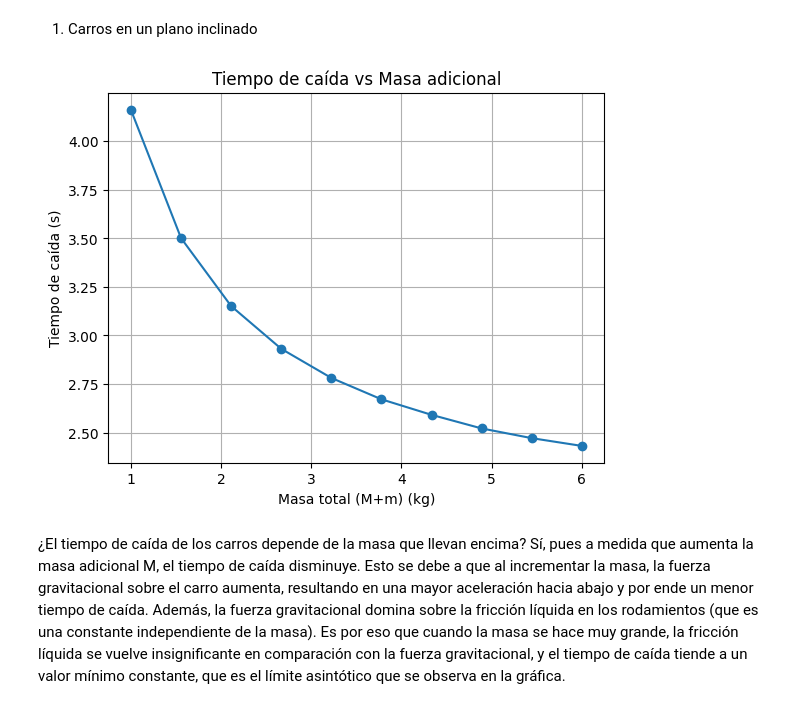
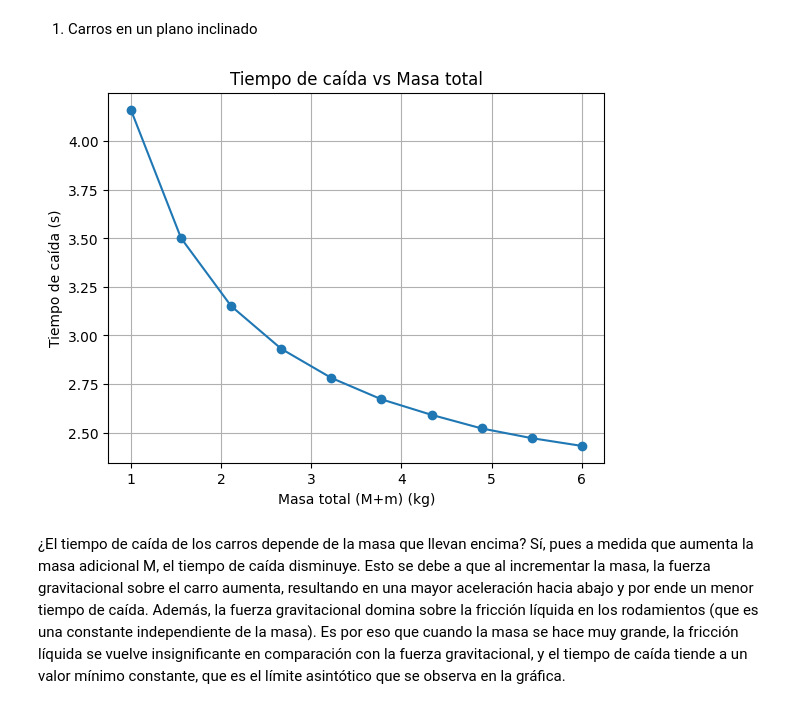
Before and after one commit to sarchilagomez1/MetodosComputacionales2-Fuentes-Archila, a Jupyter notebook: taller3_fuentesarchila.ipynb, the cells around one changed output. Cells and saved outputs as stored; diff of their text form; code cells hidden in the pictures.

```diff
--- a/taller3_fuentesarchila.ipynb
+++ b/taller3_fuentesarchila.ipynb
@@ -13,35 +13,35 @@ g = 9.81
 theta = np.radians(30)
 gamma = 0.7
 m_carro = 1.0
 Ms = np.linspace(0, 5, 10)
 H = 10.0  #hipotenusa
 
 #ecuación diferencial
 def sistema(t, y, m_total):
     x, v = y
     a = (m_total * g * np.sin(theta) - gamma * v**2) / m_total
     return [v, a]
 
 #solución de la ecuación
 tiempo_max = 5
 tiempos = []
 
 for M in Ms:
     sol = solve_ivp(sistema, t_span=[0, 10], y0=[0, 0], args=(m_carro + M,), max_step=0.01)
     for i in range(len(sol.t)):
         if sol.y[0][i] >= H:  #miro cuando la posición es mayor que H
             tiempo_caida = sol.t[i] #guardo ese tiempo (el de caida)
             break
     tiempos.append(tiempo_caida)
 
 plt.plot(Ms+m_carro, tiempos, 'o-')
 plt.xlabel('Masa total (M+m) (kg)')
 plt.ylabel('Tiempo de caída (s)')
-plt.title('Tiempo de caída vs Masa adicional')
+plt.title('Tiempo de caída vs Masa total')
 plt.grid(True)
 plt.show()
 # %% [output]
-[figure, old version]
+[figure, new version]
 # %% [markdown]
 ¿El tiempo de caída de los carros depende de la masa que llevan encima?
  Sí, pues a medida que aumenta la masa adicional M, el tiempo de caída disminuye. Esto se debe a que al incrementar la masa, la fuerza gravitacional sobre el carro aumenta, resultando en una mayor aceleración hacia abajo y por ende un menor tiempo de caída. Además, la fuerza gravitacional domina sobre la fricción líquida en los rodamientos (que es una constante independiente de la masa). Es por eso que cuando la masa se hace muy grande, la fricción líquida se vuelve insignificante en comparación con la fuerza gravitacional, y el tiempo de caída tiende a un valor mínimo constante, que es el límite asintótico que se observa en la gráfica.
```
Also changed, not shown: parts of 4 cells of this notebook, 1 other file.
